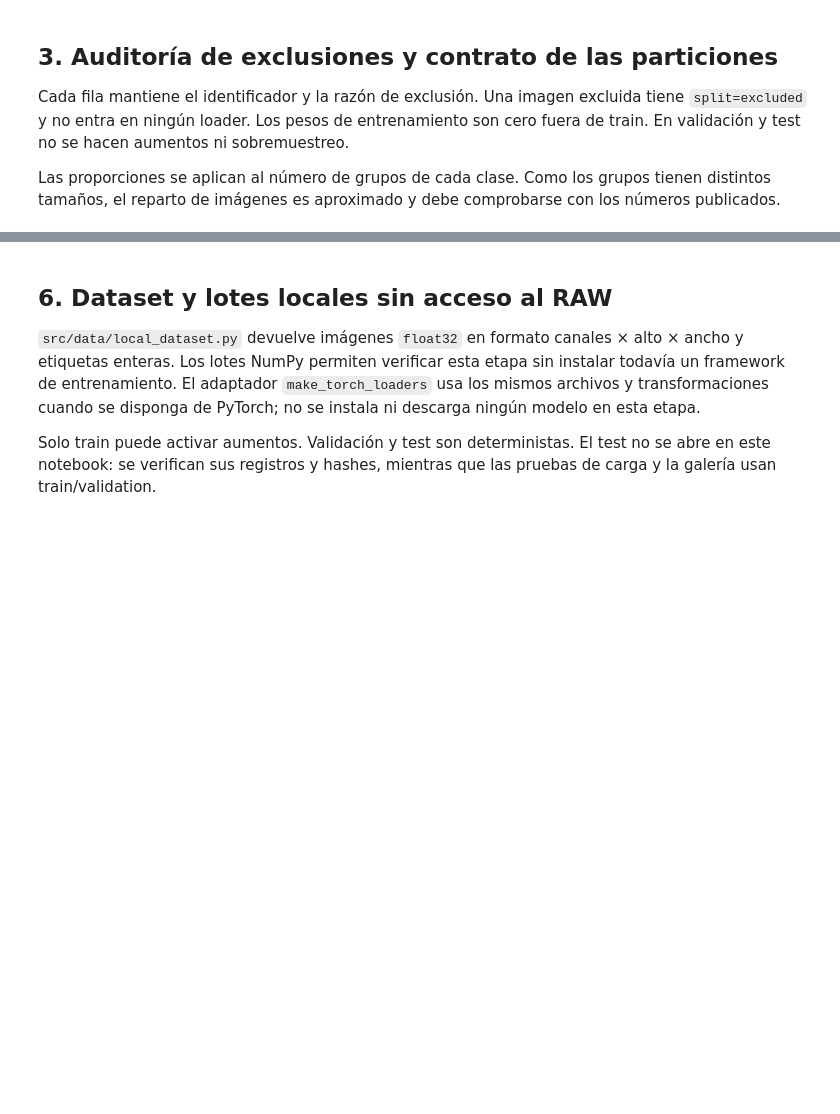
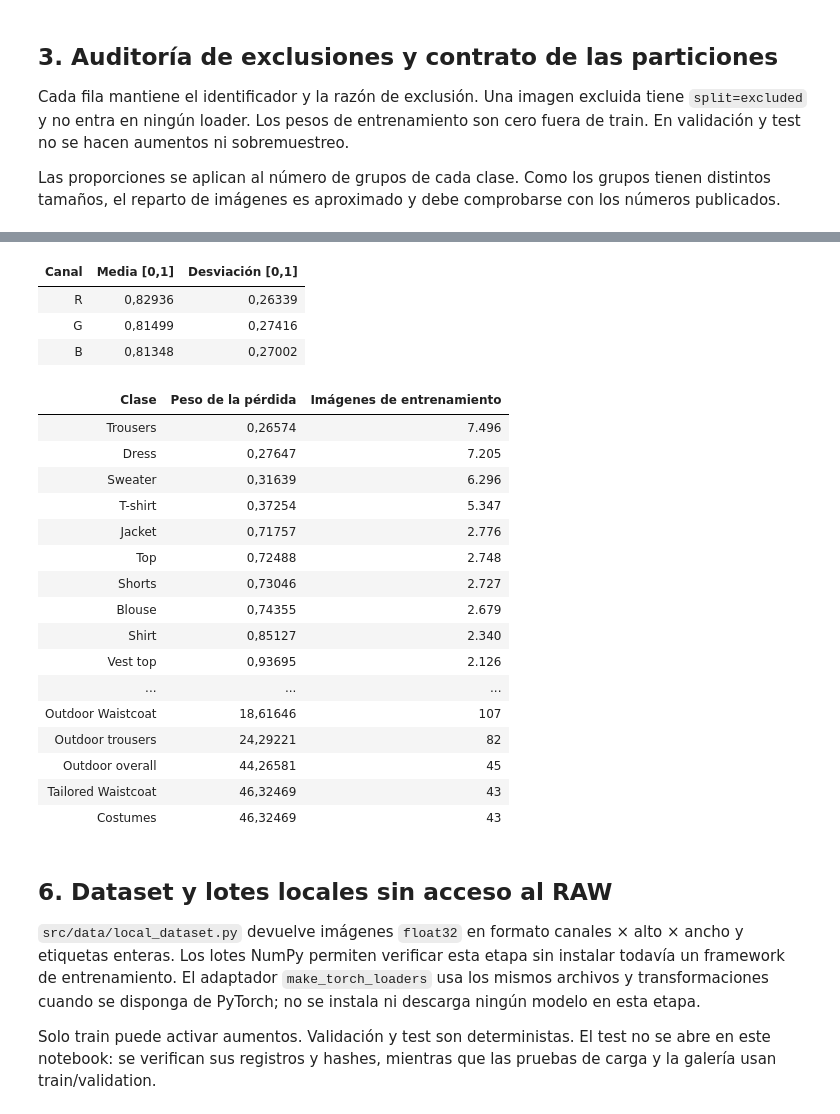
Before and after one commit to ML-ENI/fashion-vision-dl, a Jupyter notebook: notebooks/02_data_preparation.ipynb, the cells around one changed output, grey strips where cells are left out. Drawn from its saved outputs; the diff is of its cells as text; code cells hidden in the pictures; blank space fills up the shorter version.

```diff
--- a/notebooks/02_data_preparation.ipynb
+++ b/notebooks/02_data_preparation.ipynb
@@ -132,13 +342,35 @@ Los pesos de clase son `n_train / (n_clases × n_train_clase)`. Se guardan como
 # %%
 stats = reports['normalization']
-display(styled(pd.DataFrame({'Media [0,1]': stats['mean'], 'Desviación [0,1]': stats['std']}, index=['R', 'G', 'B']), 5))
-weights = pd.Series(reports['training_class_weights'], name='Peso de la pérdida').to_frame()
+display(styled(pd.DataFrame({'Media [0,1]': stats['mean'], 'Desviación [0,1]': stats['std']}, index=['R', 'G', 'B']).rename_axis('Canal'), 5))
+weights = pd.Series(reports['training_class_weights'], name='Peso de la pérdida').rename_axis('Clase').to_frame()
 weights['Imágenes de entrenamiento'] = usable.loc[usable.split.eq('train'), 'label'].value_counts()
 display(styled(weights, 5))
 assert stats['partition'] == 'train'
 expected_weights = weights['Imágenes de entrenamiento'].sum() / (len(weights)*weights['Imágenes de entrenamiento'])
 np.testing.assert_allclose(weights['Peso de la pérdida'], expected_weights)
 assert stats['pixels'] == int(usable.split.eq('train').sum()) * config['image_size']**2
+# %% [output]
+| Canal | Media [0,1] | Desviación [0,1] |
+| R | 0,82936 | 0,26339 |
+| G | 0,81499 | 0,27416 |
+| B | 0,81348 | 0,27002 |
+| Clase | Peso de la pérdida | Imágenes de entrenamiento |
+| Trousers | 0,26574 | 7.496 |
+| Dress | 0,27647 | 7.205 |
+| Sweater | 0,31639 | 6.296 |
+| T-shirt | 0,37254 | 5.347 |
+| Jacket | 0,71757 | 2.776 |
+| Top | 0,72488 | 2.748 |
+| Shorts | 0,73046 | 2.727 |
+| Blouse | 0,74355 | 2.679 |
+| Shirt | 0,85127 | 2.340 |
+| Vest top | 0,93695 | 2.126 |
+| ... | ... | ... |
+| Outdoor Waistcoat | 18,61646 | 107 |
+| Outdoor trousers | 24,29221 | 82 |
+| Outdoor overall | 44,26581 | 45 |
+| Tailored Waistcoat | 46,32469 | 43 |
+| Costumes | 46,32469 | 43 |
 # %% [markdown]
 ## 6. Dataset y lotes locales sin acceso al RAW
 
```
Also changed, not shown: parts of 17 cells of this notebook, 15 other files.
